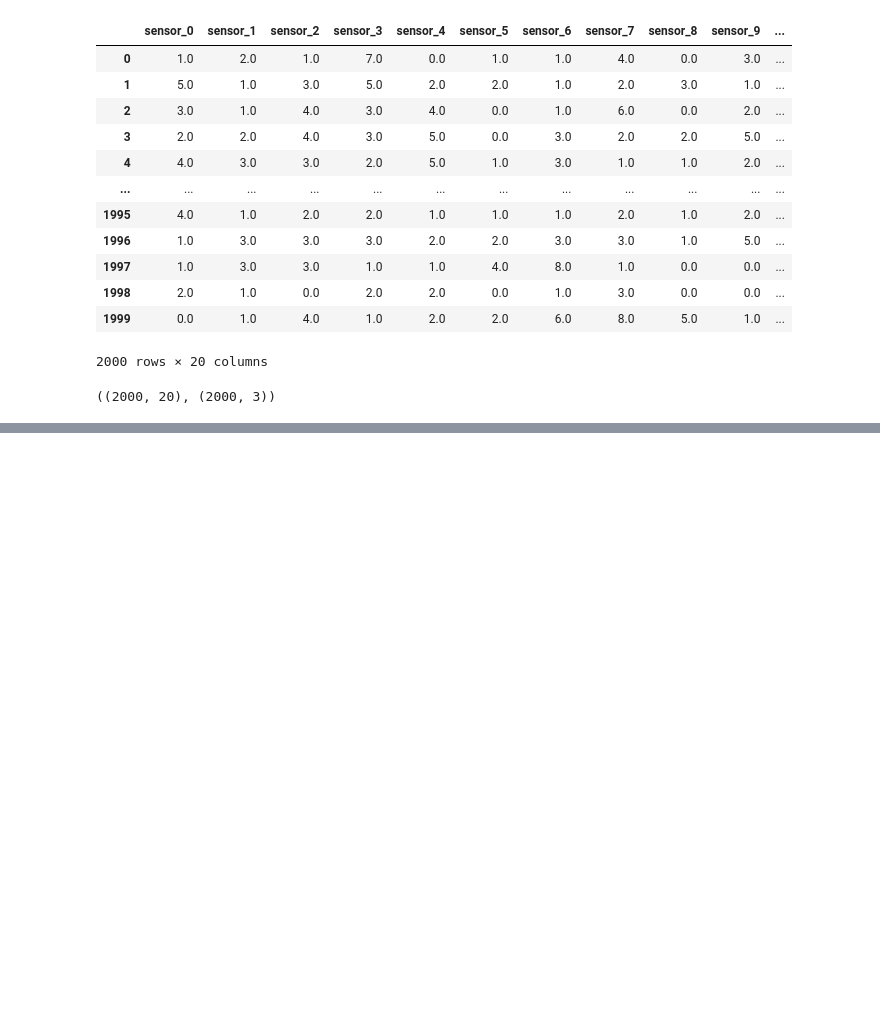
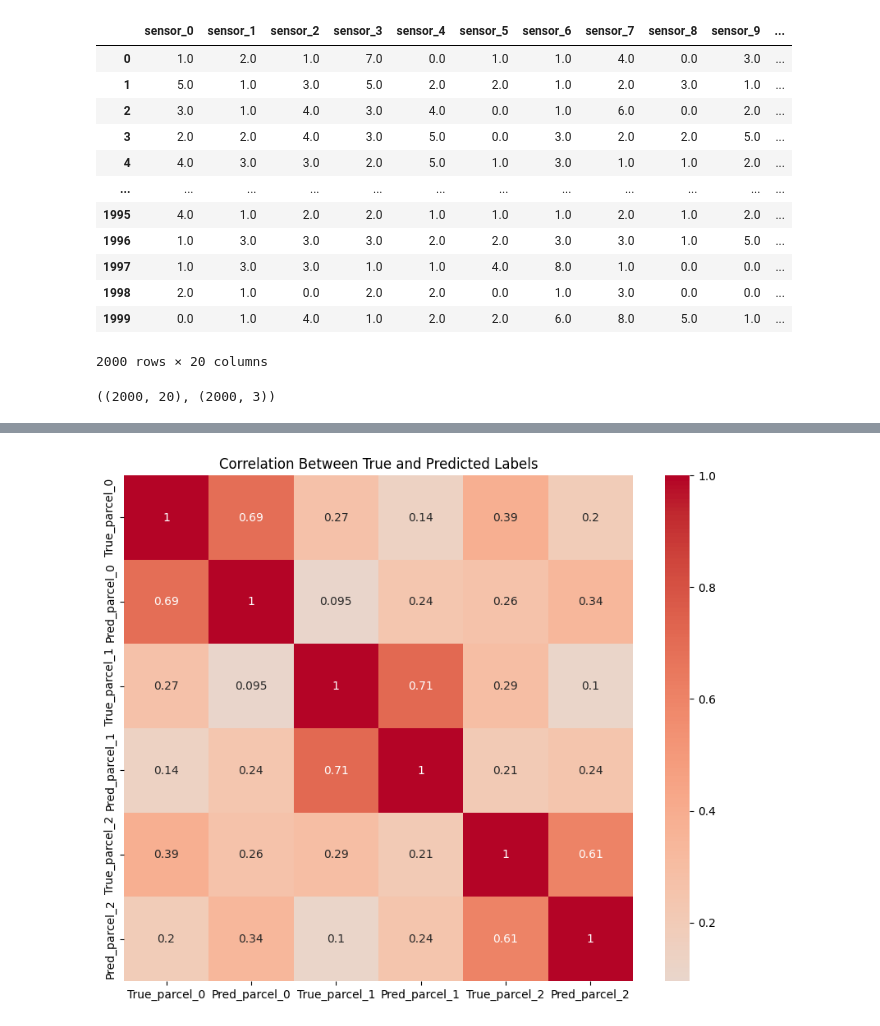
Before and after one commit to DesmondKarakara/AICTE_smart_irrigation_dev, a Jupyter notebook: irrigation_System.ipynb, the cells around one changed output, grey strips where cells are left out. Cells and saved outputs as stored; diff of their text form; code cells hidden in the pictures; blank space fills up the shorter version.

```diff
--- a/irrigation_System.ipynb
+++ b/irrigation_System.ipynb
@@ -162,0 +381,19 @@ X.shape, y.shape
+# %%
+import seaborn as sns
+
+# Combine true and predicted labels for comparison
+label_results = pd.DataFrame({
+    'True_parcel_0': y_test.iloc[:, 0],
+    'Pred_parcel_0': y_pred[:, 0],
+    'True_parcel_1': y_test.iloc[:, 1],
+    'Pred_parcel_1': y_pred[:, 1],
+    'True_parcel_2': y_test.iloc[:, 2],
+    'Pred_parcel_2': y_pred[:, 2]
+})
+
+plt.figure(figsize=(10, 8))
+sns.heatmap(label_results.corr(), annot=True, cmap='coolwarm', center=0)
+plt.title('Correlation Between True and Predicted Labels')
+plt.show()
+# %% [output]
+[figure, added]
```
Also changed, not shown: parts of 13 cells of this notebook, 1 other file.
